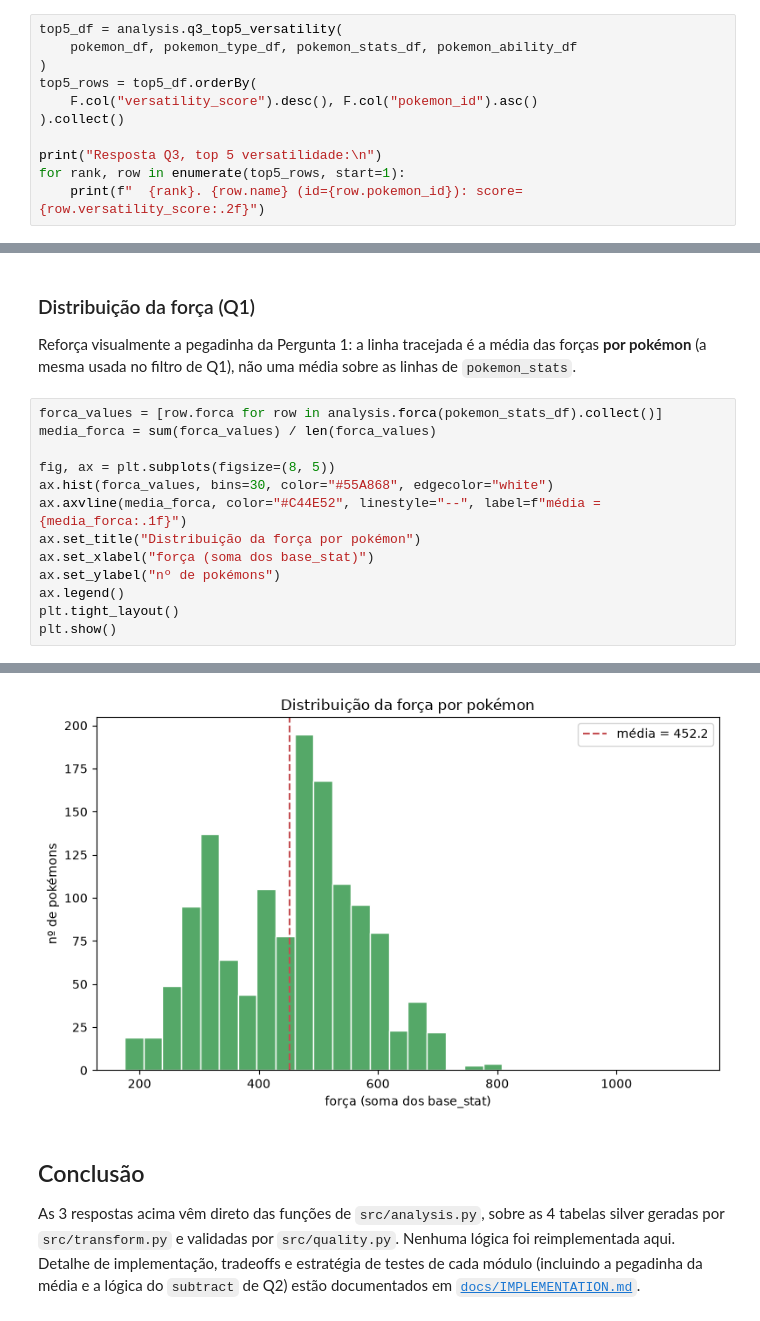
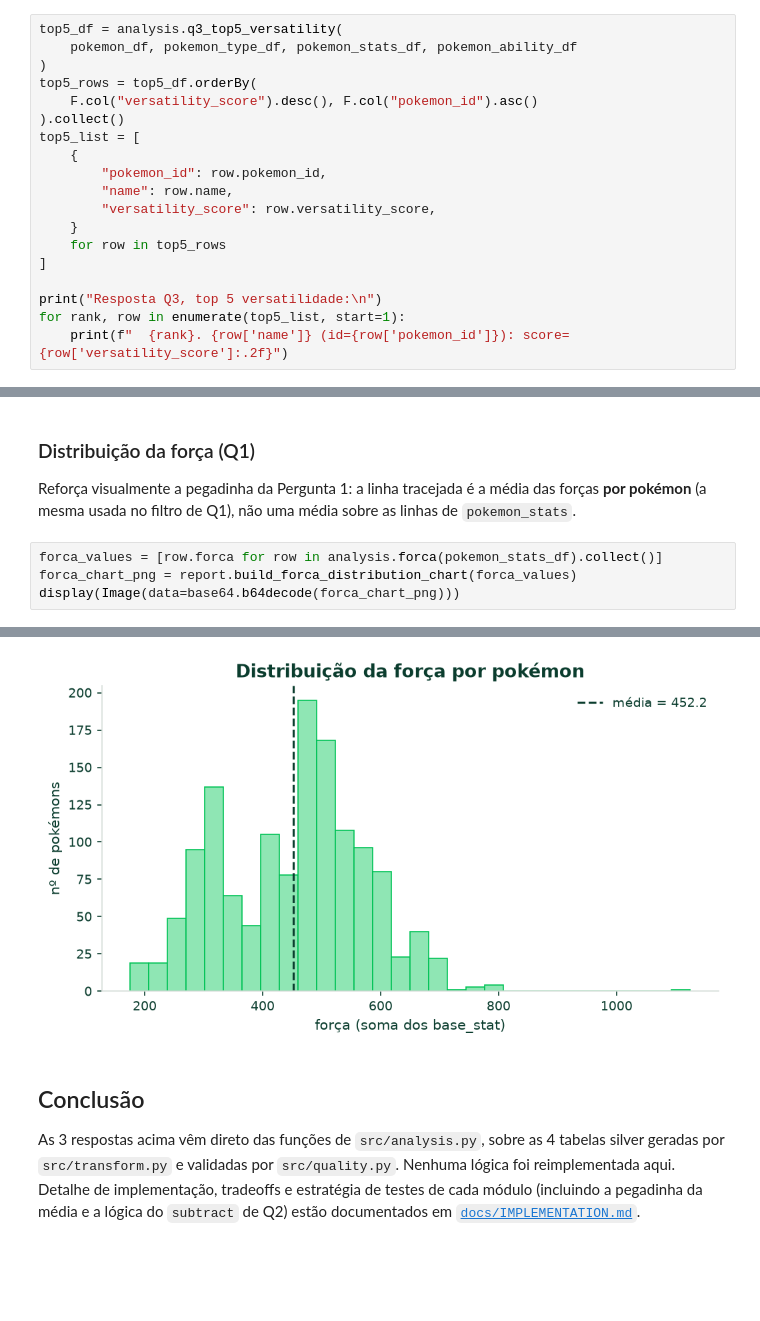
Before and after one commit to matheuszpher/picpay-case, a Jupyter notebook: part1-pokeapi-analytics/notebook.ipynb, the cells around one changed output, grey strips where cells are left out. Drawn from its saved outputs; the diff is of its cells as text; blank space fills up the shorter version.

```diff
--- a/part1-pokeapi-analytics/notebook.ipynb
+++ b/part1-pokeapi-analytics/notebook.ipynb
@@ -238,8 +240,16 @@ top5_df = analysis.q3_top5_versatility(
 top5_rows = top5_df.orderBy(
     F.col("versatility_score").desc(), F.col("pokemon_id").asc()
 ).collect()
+top5_list = [
+    {
+        "pokemon_id": row.pokemon_id,
+        "name": row.name,
+        "versatility_score": row.versatility_score,
+    }
+    for row in top5_rows
+]
 
 print("Resposta Q3, top 5 versatilidade:\n")
-for rank, row in enumerate(top5_rows, start=1):
-    print(f"  {rank}. {row.name} (id={row.pokemon_id}): score={row.versatility_score:.2f}")
+for rank, row in enumerate(top5_list, start=1):
+    print(f"  {rank}. {row['name']} (id={row['pokemon_id']}): score={row['versatility_score']:.2f}")
 # %% [output]
@@ -282,15 +283,6 @@ forças **por pokémon** (a mesma usada no filtro de Q1), não uma média sobre
 linhas de `pokemon_stats`.
 # %%
 forca_values = [row.forca for row in analysis.forca(pokemon_stats_df).collect()]
-media_forca = sum(forca_values) / len(forca_values)
-
-fig, ax = plt.subplots(figsize=(8, 5))
-ax.hist(forca_values, bins=30, color="#55A868", edgecolor="white")
-ax.axvline(media_forca, color="#C44E52", linestyle="--", label=f"média = {media_forca:.1f}")
-ax.set_title("Distribuição da força por pokémon")
-ax.set_xlabel("força (soma dos base_stat)")
-ax.set_ylabel("nº de pokémons")
-ax.legend()
-plt.tight_layout()
-plt.show()
+forca_chart_png = report.build_forca_distribution_chart(forca_values)
+display(Image(data=base64.b64decode(forca_chart_png)))
 # %% [output]
@@ -298,4 +290,4 @@ plt.show()
-[figure, old version]
+[figure, new version]
 # %% [markdown]
 ## Conclusão
 
```
Also changed, not shown: parts of 12 cells of this notebook, 5 other files.
